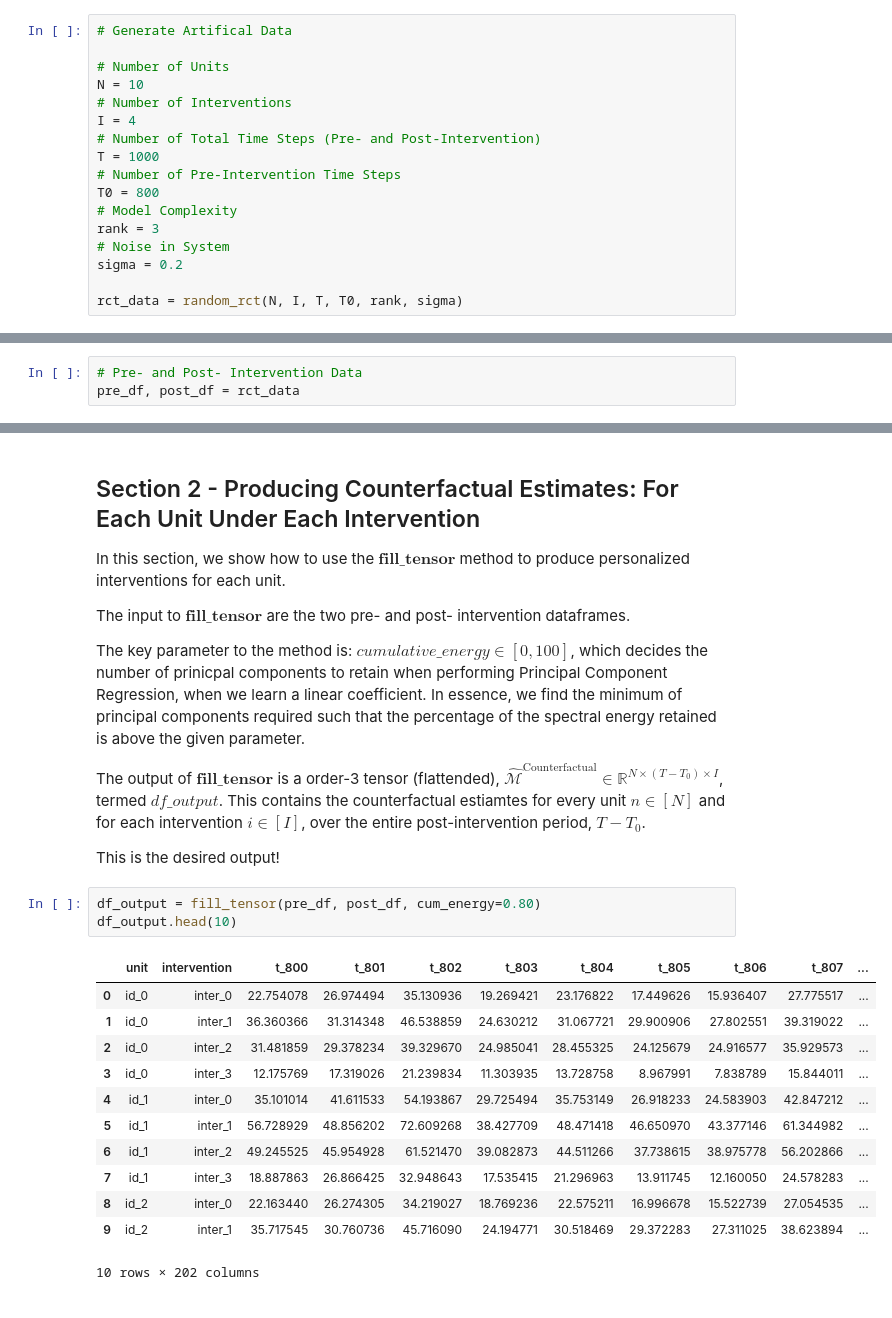
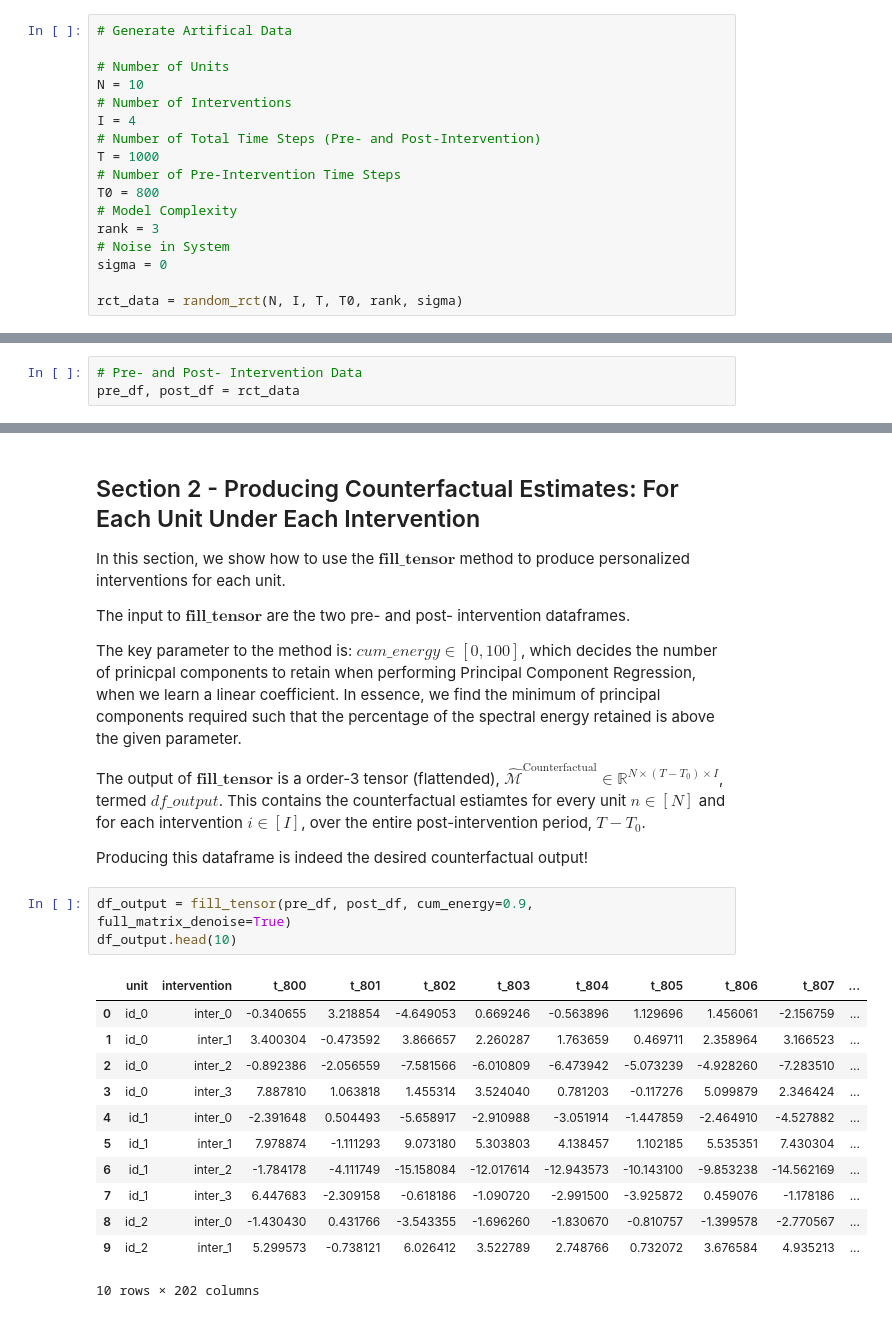
Before and after one commit to Romcos/SC_demo, a Jupyter notebook: Multi-Action_Synthetic_Control_Example.ipynb, the cells around one changed output, grey strips where cells are left out. Cells and saved outputs as stored; diff of their text form.

```diff
--- a/Multi-Action_Synthetic_Control_Example.ipynb
+++ b/Multi-Action_Synthetic_Control_Example.ipynb
@@ -45,7 +45,7 @@ T0 = 800
 # Model Complexity
 rank = 3
 # Noise in System
-sigma = 0.2
+sigma = 0
 
 rct_data = random_rct(N, I, T, T0, rank, sigma)
 # %% [markdown]
@@ -102,26 +102,26 @@ In this section, we show how to use the $\textbf{fill_tensor}$ method to produce
 
 The input to $\textbf{fill_tensor}$ are the two pre- and post- intervention dataframes.
 
-The key parameter to the method is: $\textit{cumulative_energy} \in [0, 100]$, which decides the number of prinicpal components to retain when performing Principal Component Regression, when we learn a linear coefficient. In essence, we find the minimum of principal components required such that the percentage of the spectral energy retained is above the given parameter.
+The key parameter to the method is: $\textit{cum_energy} \in [0, 100]$, which decides the number of prinicpal components to retain when performing Principal Component Regression, when we learn a linear coefficient. In essence, we find the minimum of principal components required such that the percentage of the spectral energy retained is above the given parameter.
 
 The output of $\textbf{fill_tensor}$ is a order-3 tensor (flattended), $\hat{\mathcal{M}}^{\text{Counterfactual}}\in \mathbb{R}^{N \times (T - T_0) \times I}$, termed $\textit{df_output}$. This contains the counterfactual estiamtes for every unit $n \in [N]$ and for each intervention $i \in [I]$, over the entire post-intervention period, $T - T_0$.
 
-This is the desired output!
+Producing this dataframe is indeed the desired counterfactual output!
 # %%
-df_output = fill_tensor(pre_df, post_df, cum_energy=0.80)
+df_output = fill_tensor(pre_df, post_df, cum_energy=0.9, full_matrix_denoise=True)
 df_output.head(10)
 # %% [output]
 |  | unit | intervention | t_800 | t_801 | t_802 | t_803 | t_804 | t_805 | t_806 | t_807 | ... |
-| 0 | id_0 | inter_0 | 22.754078 | 26.974494 | 35.130936 | 19.269421 | 23.176822 | 17.449626 | 15.936407 | 27.775517 | ... |
-| 1 | id_0 | inter_1 | 36.360366 | 31.314348 | 46.538859 | 24.630212 | 31.067721 | 29.900906 | 27.802551 | 39.319022 | ... |
-| 2 | id_0 | inter_2 | 31.481859 | 29.378234 | 39.329670 | 24.985041 | 28.455325 | 24.125679 | 24.916577 | 35.929573 | ... |
-| 3 | id_0 | inter_3 | 12.175769 | 17.319026 | 21.239834 | 11.303935 | 13.728758 | 8.967991 | 7.838789 | 15.844011 | ... |
-| 4 | id_1 | inter_0 | 35.101014 | 41.611533 | 54.193867 | 29.725494 | 35.753149 | 26.918233 | 24.583903 | 42.847212 | ... |
-| 5 | id_1 | inter_1 | 56.728929 | 48.856202 | 72.609268 | 38.427709 | 48.471418 | 46.650970 | 43.377146 | 61.344982 | ... |
-| 6 | id_1 | inter_2 | 49.245525 | 45.954928 | 61.521470 | 39.082873 | 44.511266 | 37.738615 | 38.975778 | 56.202866 | ... |
-| 7 | id_1 | inter_3 | 18.887863 | 26.866425 | 32.948643 | 17.535415 | 21.296963 | 13.911745 | 12.160050 | 24.578283 | ... |
-| 8 | id_2 | inter_0 | 22.163440 | 26.274305 | 34.219027 | 18.769236 | 22.575211 | 16.996678 | 15.522739 | 27.054535 | ... |
-| 9 | id_2 | inter_1 | 35.717545 | 30.760736 | 45.716090 | 24.194771 | 30.518469 | 29.372283 | 27.311025 | 38.623894 | ... |
+| 0 | id_0 | inter_0 | -0.340655 | 3.218854 | -4.649053 | 0.669246 | -0.563896 | 1.129696 | 1.456061 | -2.156759 | ... |
+| 1 | id_0 | inter_1 | 3.400304 | -0.473592 | 3.866657 | 2.260287 | 1.763659 | 0.469711 | 2.358964 | 3.166523 | ... |
+| 2 | id_0 | inter_2 | -0.892386 | -2.056559 | -7.581566 | -6.010809 | -6.473942 | -5.073239 | -4.928260 | -7.283510 | ... |
+| 3 | id_0 | inter_3 | 7.887810 | 1.063818 | 1.455314 | 3.524040 | 0.781203 | -0.117276 | 5.099879 | 2.346424 | ... |
+| 4 | id_1 | inter_0 | -2.391648 | 0.504493 | -5.658917 | -2.910988 | -3.051914 | -1.447859 | -2.464910 | -4.527882 | ... |
+| 5 | id_1 | inter_1 | 7.978874 | -1.111293 | 9.073180 | 5.303803 | 4.138457 | 1.102185 | 5.535351 | 7.430304 | ... |
+| 6 | id_1 | inter_2 | -1.784178 | -4.111749 | -15.158084 | -12.017614 | -12.943573 | -10.143100 | -9.853238 | -14.562169 | ... |
+| 7 | id_1 | inter_3 | 6.447683 | -2.309158 | -0.618186 | -1.090720 | -2.991500 | -3.925872 | 0.459076 | -1.178186 | ... |
+| 8 | id_2 | inter_0 | -1.430430 | 0.431766 | -3.543355 | -1.696260 | -1.830670 | -0.810757 | -1.399578 | -2.770567 | ... |
+| 9 | id_2 | inter_1 | 5.299573 | -0.738121 | 6.026412 | 3.522789 | 2.748766 | 0.732072 | 3.676584 | 4.935213 | ... |
 10 rows × 202 columns
 # %% [markdown]
 ## Section 3 - Diagnostic: Which Interventions can be reliably produce counterfactuals for?
```
Also changed, not shown: parts of 4 cells of this notebook, 2 other files.
